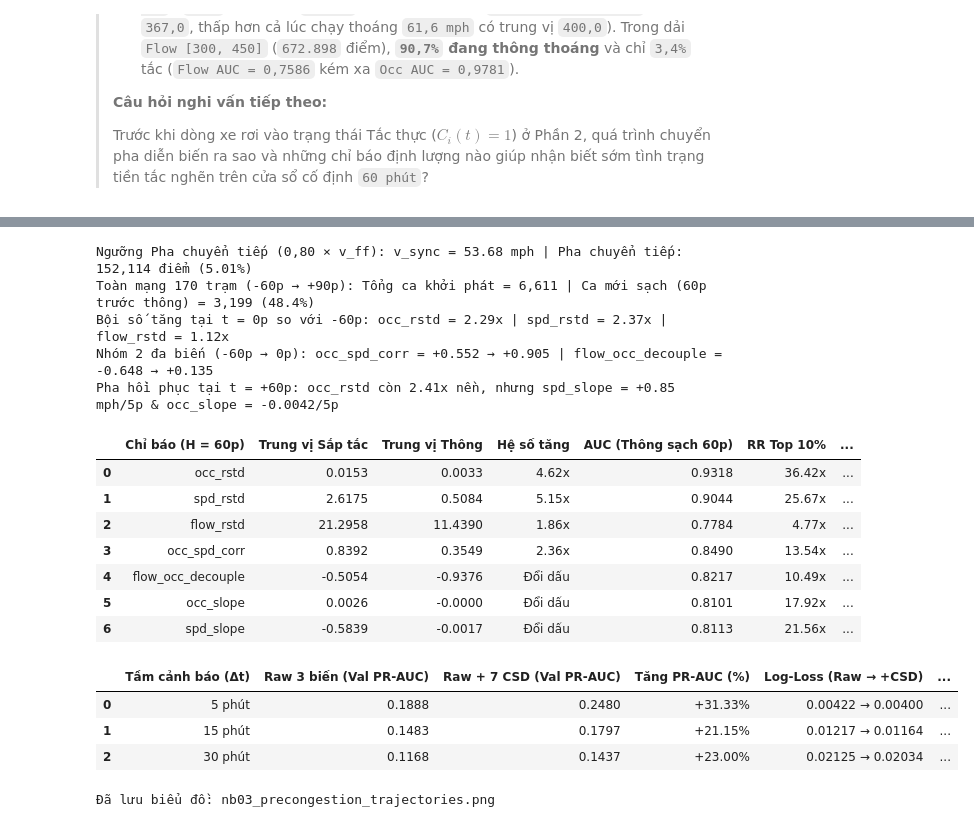
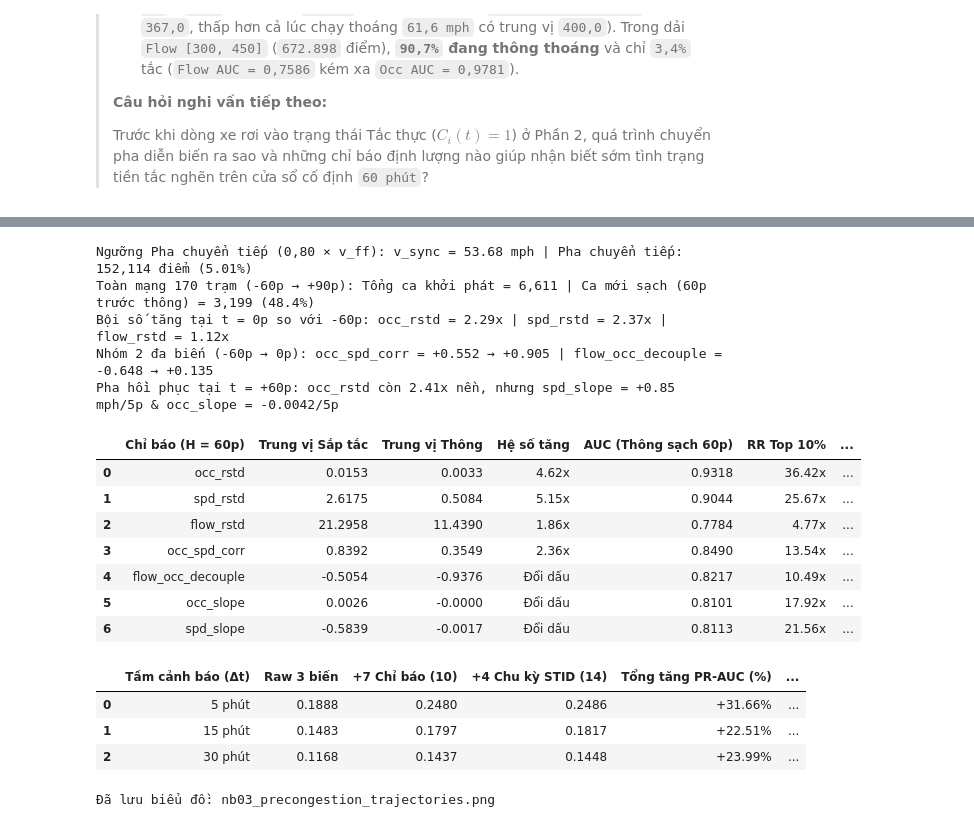
Before and after one commit to Dai-Nguyen1506/gat-traffic-warning, a Jupyter notebook: notebooks/03_EDA_and_Bottleneck_Analysis.ipynb, the cells around one changed output, grey strips where cells are left out. Drawn from its saved outputs; the diff is of its cells as text; code cells hidden in the pictures.

```diff
--- a/notebooks/03_EDA_and_Bottleneck_Analysis.ipynb
+++ b/notebooks/03_EDA_and_Bottleneck_Analysis.ipynb
@@ -181,35 +179,36 @@ Từ điều kiện Tắc nghẽn thực $C_i(t) = 1$ ở Phần 2, ta xác lậ
 # %%
 phase, cg, sync = classify_traffic_phases(spd, occ, th)
 csd = extract_precongestion_features(data, window=H_WIN)
-ev = evaluate_precongestion_signals(data, cg, sync, csd, window=H_WIN, post_steps=18, lead_univar=3, seed=SEED)
+time4 = extract_time_features(T, N, start_dow=4)
+ev = evaluate_precongestion_signals(data, cg, sync, csd, time4=time4, window=H_WIN, post_steps=18, lead_univar=3, seed=SEED)
 rel_steps, curves, csd_df, lrt_df = ev["rel_steps"], ev["curves"], ev["csd_df"], ev["lrt_df"]
 
 idx_0, idx_p60 = int(np.where(rel_steps == 0)[0][0]), int(np.where(rel_steps == 12)[0][0])
 print(f"Ngưỡng Pha chuyển tiếp (0,80 × v_ff): v_sync = {th.v_sync:.2f} mph | Pha chuyển tiếp: {int(sync.sum()):,} điểm ({sync.mean()*100:.2f}%)")
 print(f"Toàn mạng 170 trạm (-60p → +90p): Tổng ca khởi phát = {ev['n_all_onsets']:,} | Ca mới sạch (60p trước thông) = {ev['n_fresh_onsets']:,} ({ev['n_fresh_onsets']/ev['n_all_onsets']*100:.1f}%)")
 print(f"Bội số tăng tại t = 0p so với -60p: occ_rstd = {curves['occ_rstd'][idx_0]/curves['occ_rstd'][0]:.2f}x | spd_rstd = {curves['spd_rstd'][idx_0]/curves['spd_rstd'][0]:.2f}x | flow_rstd = {curves['flow_rstd'][idx_0]/curves['flow_rstd'][0]:.2f}x")
 print(f"Nhóm 2 đa biến (-60p → 0p): occ_spd_corr = {curves['occ_spd_corr'][0]:+.3f} → {curves['occ_spd_corr'][idx_0]:+.3f} | flow_occ_decouple = {curves['flow_occ_decouple'][0]:+.3f} → {curves['flow_occ_decouple'][idx_0]:+.3f}")
 print(f"Pha hồi phục tại t = +60p: occ_rstd còn {curves['occ_rstd'][idx_p60]/curves['occ_rstd'][0]:.2f}x nền, nhưng spd_slope = {curves['spd_slope'][idx_p60]:+.2f} mph/5p & occ_slope = {curves['occ_slope'][idx_p60]:+.4f}/5p")
 display(csd_df)
 display(lrt_df)
 # %% [output]
 Ngưỡng Pha chuyển tiếp (0,80 × v_ff): v_sync = 53.68 mph | Pha chuyển tiếp: 152,114 điểm (5.01%)
 Toàn mạng 170 trạm (-60p → +90p): Tổng ca khởi phát = 6,611 | Ca mới sạch (60p trước thông) = 3,199 (48.4%)
 Bội số tăng tại t = 0p so với -60p: occ_rstd = 2.29x | spd_rstd = 2.37x | flow_rstd = 1.12x
 Nhóm 2 đa biến (-60p → 0p): occ_spd_corr = +0.552 → +0.905 | flow_occ_decouple = -0.648 → +0.135
 Pha hồi phục tại t = +60p: occ_rstd còn 2.41x nền, nhưng spd_slope = +0.85 mph/5p & occ_slope = -0.0042/5p
 |  | Chỉ báo (H = 60p) | Trung vị Sắp tắc | Trung vị Thông | Hệ số tăng | AUC (Thông sạch 60p) | RR Top 10% | ... |
 | 0 | occ_rstd | 0.0153 | 0.0033 | 4.62x | 0.9318 | 36.42x | ... |
 | 1 | spd_rstd | 2.6175 | 0.5084 | 5.15x | 0.9044 | 25.67x | ... |
 | 2 | flow_rstd | 21.2958 | 11.4390 | 1.86x | 0.7784 | 4.77x | ... |
 | 3 | occ_spd_corr | 0.8392 | 0.3549 | 2.36x | 0.8490 | 13.54x | ... |
 | 4 | flow_occ_decouple | -0.5054 | -0.9376 | Đổi dấu | 0.8217 | 10.49x | ... |
 | 5 | occ_slope | 0.0026 | -0.0000 | Đổi dấu | 0.8101 | 17.92x | ... |
 | 6 | spd_slope | -0.5839 | -0.0017 | Đổi dấu | 0.8113 | 21.56x | ... |
-|  | Tầm cảnh báo (Δt) | Raw 3 biến (Val PR-AUC) | Raw + 7 CSD (Val PR-AUC) | Tăng PR-AUC (%) | Log-Loss (Raw → +CSD) | ... |
-| 0 | 5 phút | 0.1888 | 0.2480 | +31.33% | 0.00422 → 0.00400 | ... |
-| 1 | 15 phút | 0.1483 | 0.1797 | +21.15% | 0.01217 → 0.01164 | ... |
-| 2 | 30 phút | 0.1168 | 0.1437 | +23.00% | 0.02125 → 0.02034 | ... |
+|  | Tầm cảnh báo (Δt) | Raw 3 biến | +7 Chỉ báo (10) | +4 Chu kỳ STID (14) | Tổng tăng PR-AUC (%) | ... |
+| 0 | 5 phút | 0.1888 | 0.2480 | 0.2486 | +31.66% | ... |
+| 1 | 15 phút | 0.1483 | 0.1797 | 0.1817 | +22.51% | ... |
+| 2 | 30 phút | 0.1168 | 0.1437 | 0.1448 | +23.99% | ... |
 # %%
 plot_precongestion_trajectories(rel_steps, curves, th, FIG_DIR / "nb03_precongestion_trajectories.png")
 # %% [output]
```
Also changed, not shown: parts of 9 cells of this notebook, 7 other files.
